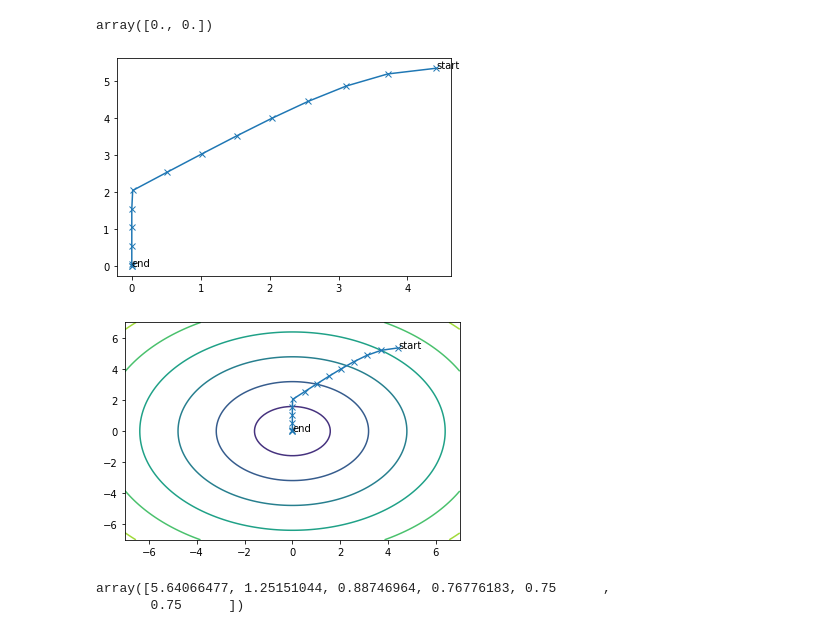
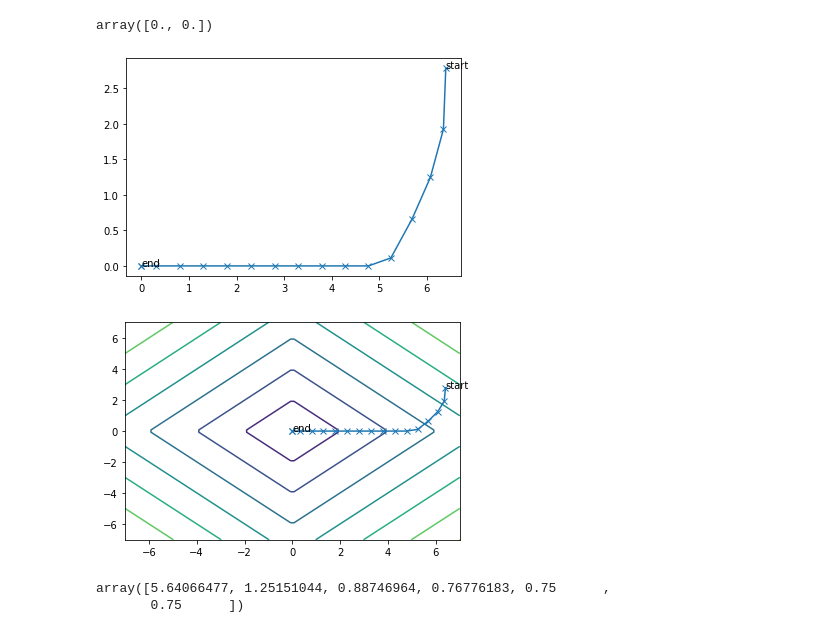
Before and after one commit to ZYM-ai/-_homework, a Jupyter notebook: 画像のassignment/StdProxGrad.ipynb, the cells around one changed output. Drawn from its saved outputs; the diff is of its cells as text; code cells hidden in the pictures.

```diff
--- a/画像のassignment/StdProxGrad.ipynb
+++ b/画像のassignment/StdProxGrad.ipynb
@@ -6,7 +6,7 @@ from copy import deepcopy
 import pandas as pd
 from sklearn import preprocessing
 # %%
-#lam = 0.5
+lam = 0.5
 gamma=0.5
 def sm_loss(X,y,w):
     phi_z=[]
@@ -136,6 +136,7 @@ plt.savefig('toy_data_distribution')
 # %%
-path,w, h_prox_optval=lasso_proximal_gradient(dataset, y, 0.1,tol=0.01 )
-path_acc,w_acc, h_prox_optval_acc=lasso_proximal_gradient_acc_ver(dataset, y, 0.1,tol=0.01 )
+lam=0.5
+path,w, h_prox_optval=lasso_proximal_gradient(dataset, y, lam, tol=0.01 )
+#path_acc,w_acc, h_prox_optval_acc=lasso_proximal_gradient_acc_ver(dataset, y, 0.1,tol=0.01 )
 # %%
 w
 # %% [output]
@@ -150,42 +151,42 @@ plt.text(x1[-1],x2[-1],'end')
 plt.plot(x1,x2,'-x')
 plt.savefig('process of training')
 # %% [output]
-[figure, old version]
+[figure, new version]
 # %%
 from numpy import linalg as LA
 
 w1=np.linspace(-7,7,100)
 w2=np.linspace(-7,7,100)
 w_1,w_2=np.meshgrid(w1,w2)
 
 matrix_1=np.zeros((100,100))
 for i in range(len(w1)):
     for j in range(len(w2)):
-        matrix_1[i,j]=LA.norm([w1[i],w2[j]])
+        matrix_1[i,j]=abs(w1[i])+abs(w2[j])
 
 matrix_2=np.zeros((100,100))
 for i in range(100):
     for j in range(100):
         phi_z=[]
         for d in range(len(dataset)):
             z=y[d]*np.dot([w1[i],w2[j]], dataset[d])
             if z>=1:
                 phi_z.append(0)
             if 1-gamma<z<1:
                 phi_z.append((1-z)**2/(2*gamma))
             else:
                 phi_z.append(1-0.5*gamma-z)
 
         matrix_2[i,j]=np.sum(phi_z)/100
 
 F_w = matrix_1*0.5+matrix_2/100
 plt.contour(w_1,w_2,F_w)
 plt.text(x1[0],x2[0],'start')
 plt.text(x1[-1],x2[-1],'end')
 plt.plot(x1,x2,'-x')
 plt.savefig('StdProxGrad training processing of Toy-data')
 # %% [output]
-[figure, old version]
+[figure, new version]
 # %%
 # real UCI dataset verification:
 real_dataset = pd.read_csv('hepatitis.data')
```
Also changed, not shown: parts of 1 cell of this notebook, 6 other files.
